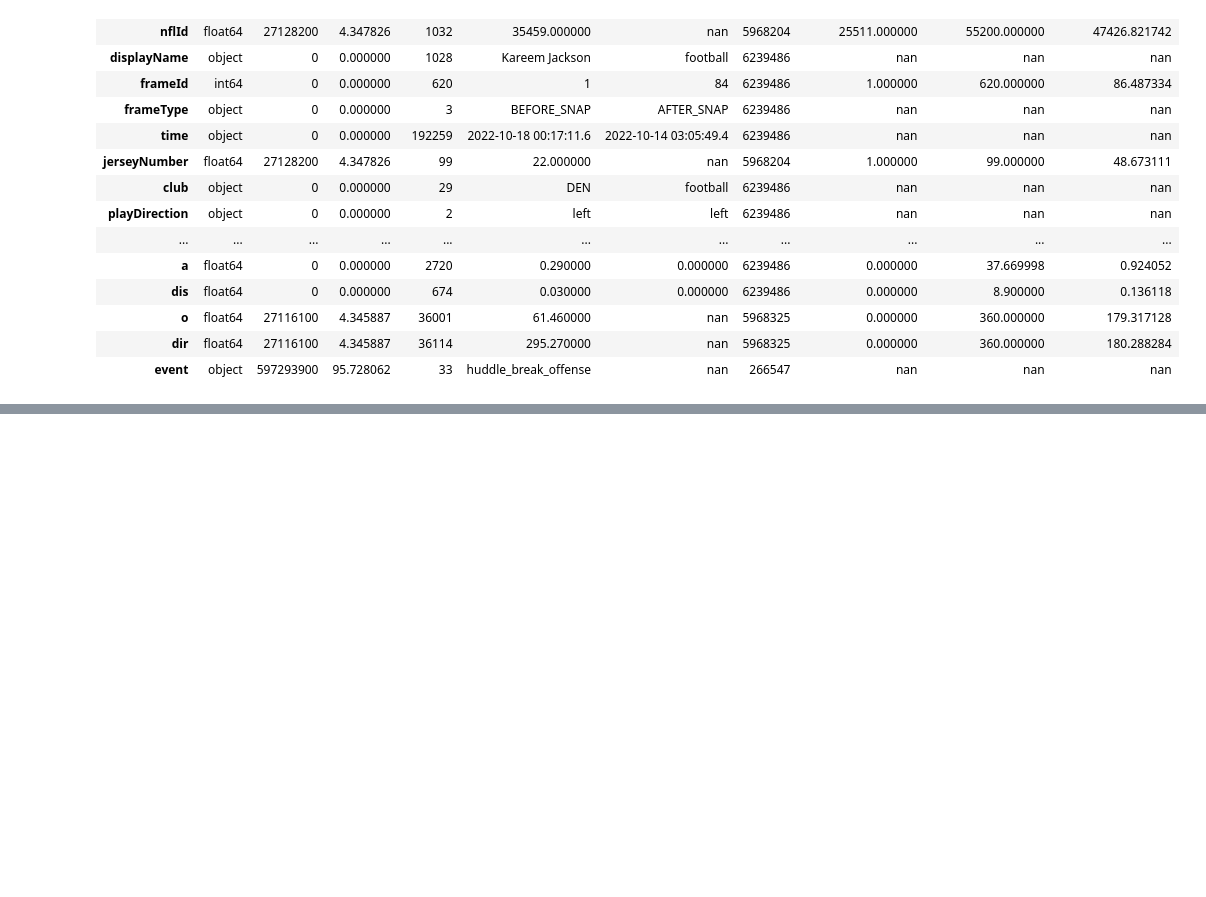
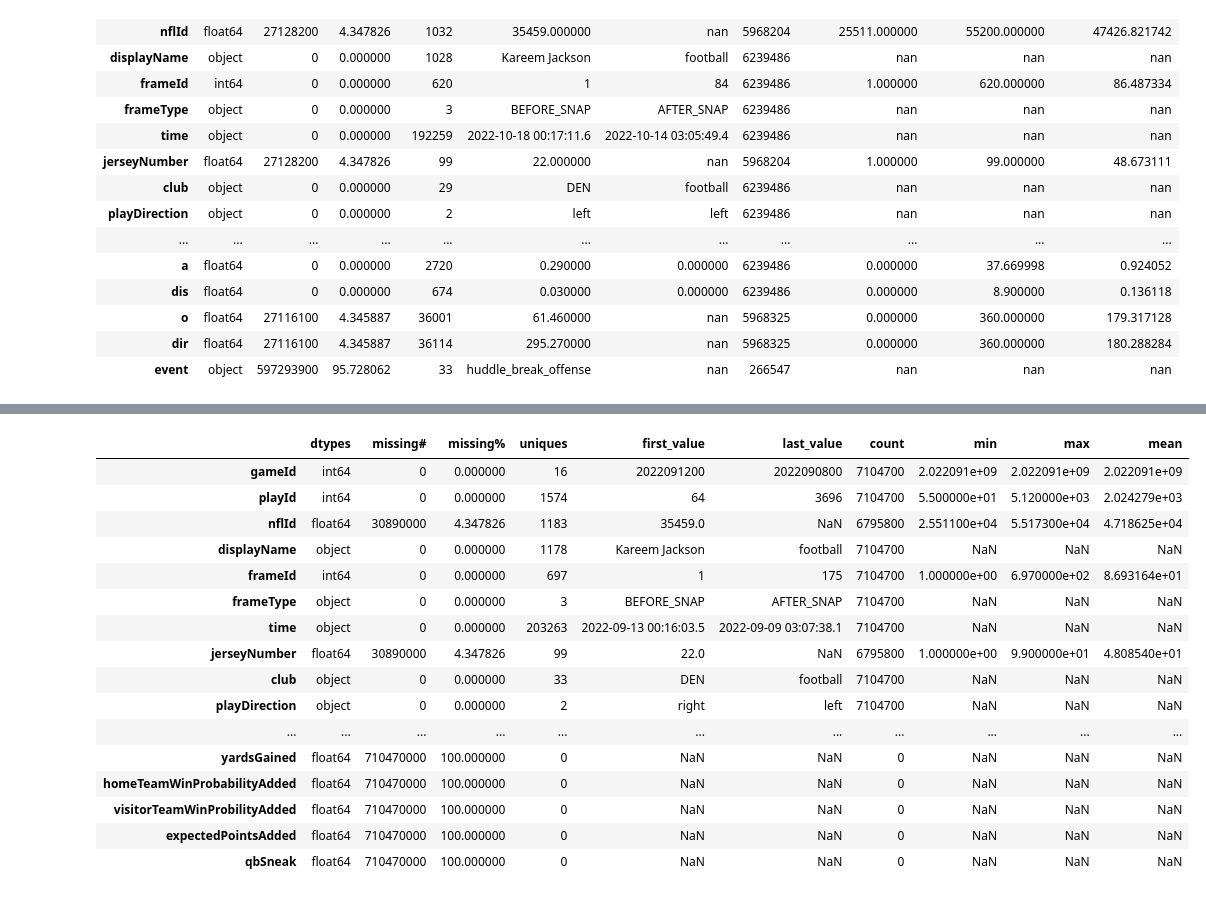
Before and after one commit to letriandrew/Anticipating-the-Defense, a Jupyter notebook: code/data_check.ipynb, the cells around one changed output, grey strips where cells are left out. Saved outputs shown, nothing was run; the diff lists cells and outputs as text; code cells hidden in the pictures; blank space fills up the shorter version.

Commit message:
preprocess data: only filtering is broken

```diff
--- a/code/data_check.ipynb
+++ b/code/data_check.ipynb
@@ -401,0 +386,22 @@ summarize_dataframe(tracking_week6).style.background_gradient(cmap='Spectral')
+# %%
+finalweek1 = pd.read_csv('../data/processed/final_tracking_week_1.csv')
+# %%
+summarize_dataframe(finalweek1)
+# %% [output]
+|  | dtypes | missing# | missing% | uniques | first_value | last_value | count | min | max | mean |
+| gameId | int64 | 0 | 0.000000 | 16 | 2022091200 | 2022090800 | 7104700 | 2.022091e+09 | 2.022091e+09 | 2.022091e+09 |
+| playId | int64 | 0 | 0.000000 | 1574 | 64 | 3696 | 7104700 | 5.500000e+01 | 5.120000e+03 | 2.024279e+03 |
+| nflId | float64 | 30890000 | 4.347826 | 1183 | 35459.0 | NaN | 6795800 | 2.551100e+04 | 5.517300e+04 | 4.718625e+04 |
+| displayName | object | 0 | 0.000000 | 1178 | Kareem Jackson | football | 7104700 | NaN | NaN | NaN |
+| frameId | int64 | 0 | 0.000000 | 697 | 1 | 175 | 7104700 | 1.000000e+00 | 6.970000e+02 | 8.693164e+01 |
+| frameType | object | 0 | 0.000000 | 3 | BEFORE_SNAP | AFTER_SNAP | 7104700 | NaN | NaN | NaN |
+| time | object | 0 | 0.000000 | 203263 | 2022-09-13 00:16:03.5 | 2022-09-09 03:07:38.1 | 7104700 | NaN | NaN | NaN |
+| jerseyNumber | float64 | 30890000 | 4.347826 | 99 | 22.0 | NaN | 6795800 | 1.000000e+00 | 9.900000e+01 | 4.808540e+01 |
+| club | object | 0 | 0.000000 | 33 | DEN | football | 7104700 | NaN | NaN | NaN |
+| playDirection | object | 0 | 0.000000 | 2 | right | left | 7104700 | NaN | NaN | NaN |
+| ... | ... | ... | ... | ... | ... | ... | ... | ... | ... | ... |
+| yardsGained | float64 | 710470000 | 100.000000 | 0 | NaN | NaN | 0 | NaN | NaN | NaN |
+| homeTeamWinProbabilityAdded | float64 | 710470000 | 100.000000 | 0 | NaN | NaN | 0 | NaN | NaN | NaN |
+| visitorTeamWinProbilityAdded | float64 | 710470000 | 100.000000 | 0 | NaN | NaN | 0 | NaN | NaN | NaN |
+| expectedPointsAdded | float64 | 710470000 | 100.000000 | 0 | NaN | NaN | 0 | NaN | NaN | NaN |
+| qbSneak | float64 | 710470000 | 100.000000 | 0 | NaN | NaN | 0 | NaN | NaN | NaN |
```
Also changed, not shown: parts of 1 cell of this notebook, 1 other file.
